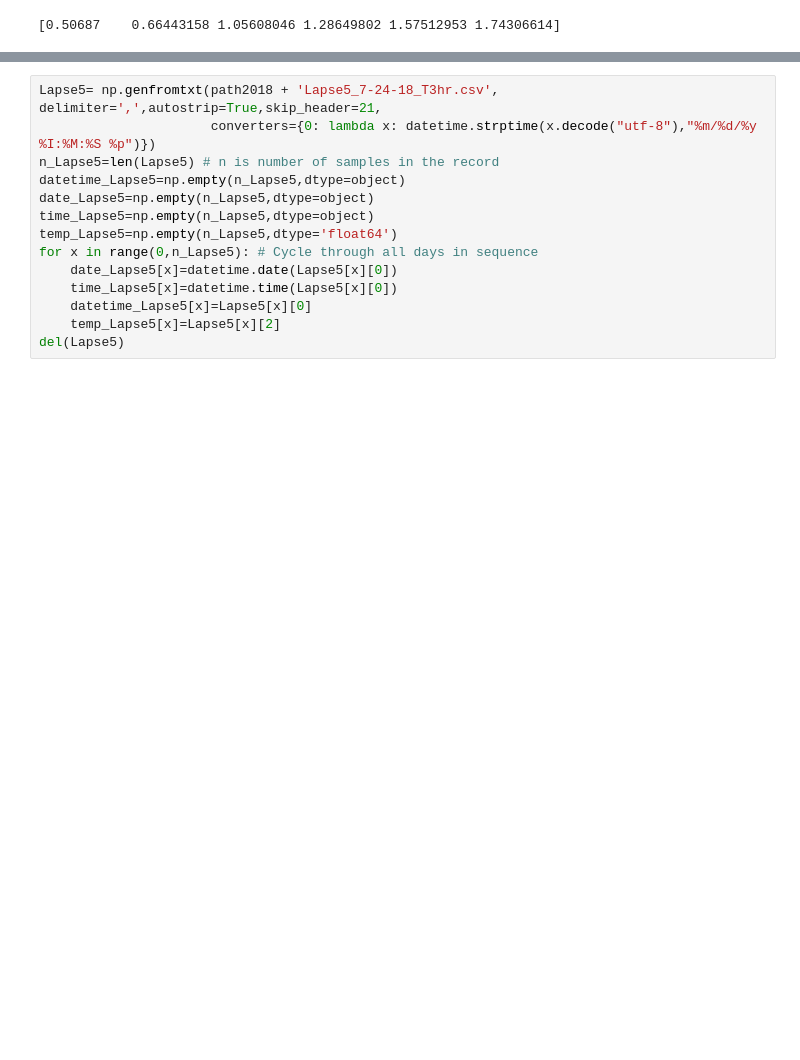
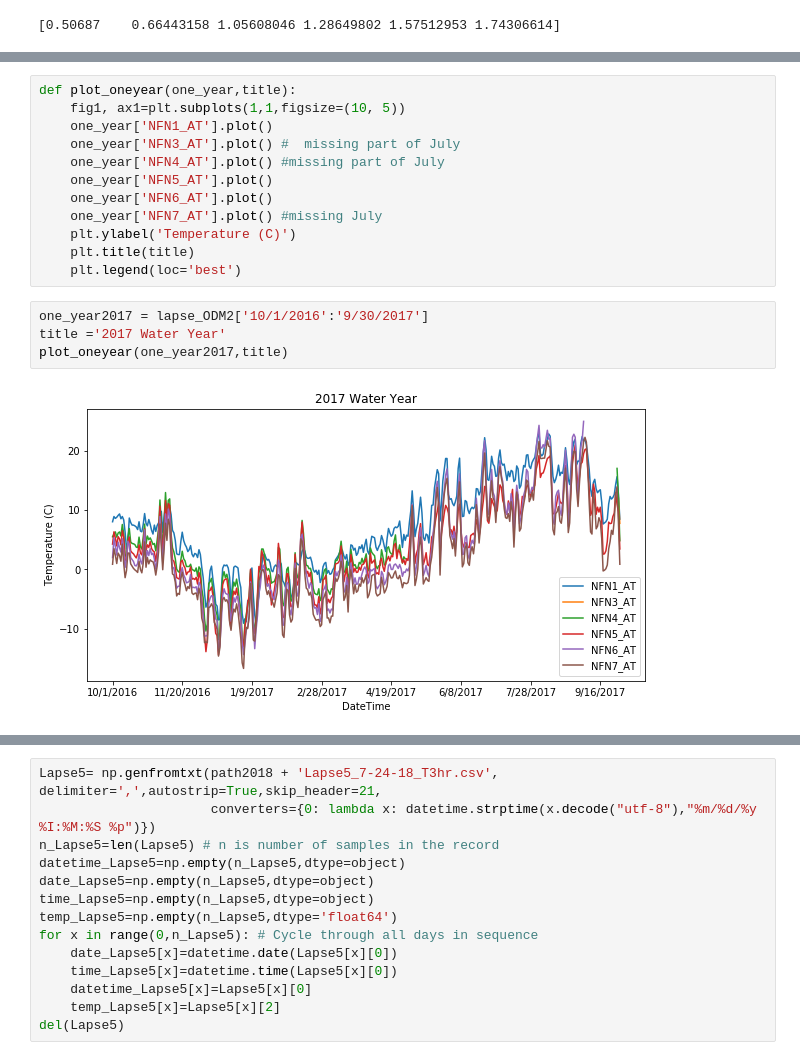
Before and after one commit to nooksack-indian-tribe/CurvyLapseRate, a Jupyter notebook: 2020_Nookasck_Lapse_Rates.ipynb, the cells around one changed output, grey strips where cells are left out. Saved outputs shown, nothing was run; the diff lists cells and outputs as text; blank space fills up the shorter version.

```diff
--- a/2020_Nookasck_Lapse_Rates.ipynb
+++ b/2020_Nookasck_Lapse_Rates.ipynb
@@ -61,0 +131,18 @@ print(elevations_km)
+# %%
+def plot_oneyear(one_year,title):
+    fig1, ax1=plt.subplots(1,1,figsize=(10, 5))
+    one_year['NFN1_AT'].plot()
+    one_year['NFN3_AT'].plot() #  missing part of July
+    one_year['NFN4_AT'].plot() #missing part of July
+    one_year['NFN5_AT'].plot()
+    one_year['NFN6_AT'].plot()
+    one_year['NFN7_AT'].plot() #missing July
+    plt.ylabel('Temperature (C)')
+    plt.title(title)
+    plt.legend(loc='best')
+# %%
+one_year2017 = lapse_ODM2['10/1/2016':'9/30/2017']
+title ='2017 Water Year'
+plot_oneyear(one_year2017,title)
+# %% [output]
+[figure, added]
```
Also changed, not shown: parts of 25 cells of this notebook, 44 other files.
